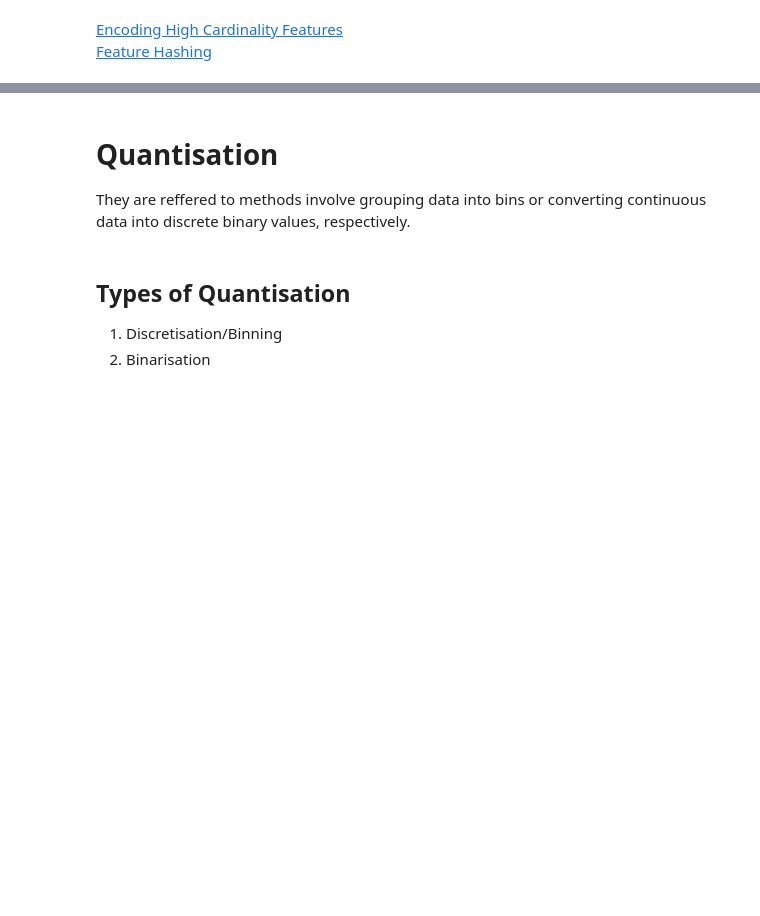
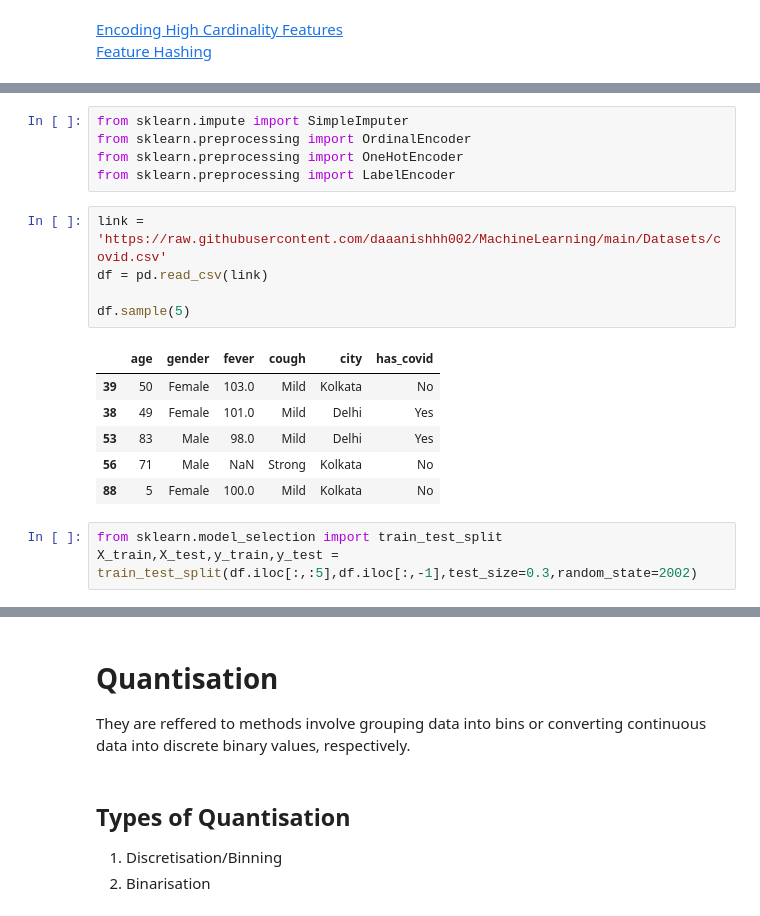
Before and after one commit to daaanishhh002/MachineLearning, a Jupyter notebook: Feature Engineering/FeatureEncoding.ipynb, the cells around one changed output, grey strips where cells are left out. Saved outputs shown, nothing was run; the diff lists cells and outputs as text; blank space fills up the shorter version.

```diff
--- a/Feature Engineering/FeatureEncoding.ipynb
+++ b/Feature Engineering/FeatureEncoding.ipynb
@@ -161,0 +169,20 @@ pd.get_dummies(df['brand'].replace(repl,'uncommon'),dtype=np.int32).sample(5)
+# %%
+from sklearn.impute import SimpleImputer
+from sklearn.preprocessing import OrdinalEncoder
+from sklearn.preprocessing import OneHotEncoder
+from sklearn.preprocessing import LabelEncoder
+# %%
+link = 'https://raw.githubusercontent.com/daaanishhh002/MachineLearning/main/Datasets/covid.csv'
+df = pd.read_csv(link)
+
+df.sample(5)
+# %% [output]
+|  | age | gender | fever | cough | city | has_covid |
+| 39 | 50 | Female | 103.0 | Mild | Kolkata | No |
+| 38 | 49 | Female | 101.0 | Mild | Delhi | Yes |
+| 53 | 83 | Male | 98.0 | Mild | Delhi | Yes |
+| 56 | 71 | Male | NaN | Strong | Kolkata | No |
+| 88 | 5 | Female | 100.0 | Mild | Kolkata | No |
+# %%
+from sklearn.model_selection import train_test_split
+X_train,X_test,y_train,y_test = train_test_split(df.iloc[:,:5],df.iloc[:,-1],test_size=0.3,random_state=2002)
```
Also changed, not shown: parts of 5 cells of this notebook.
